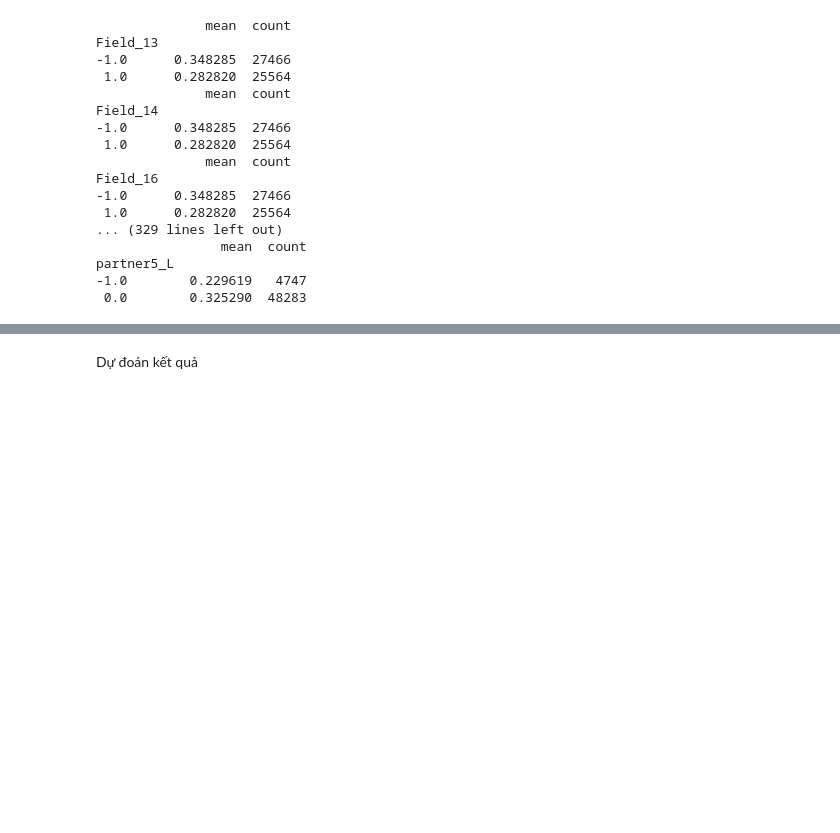
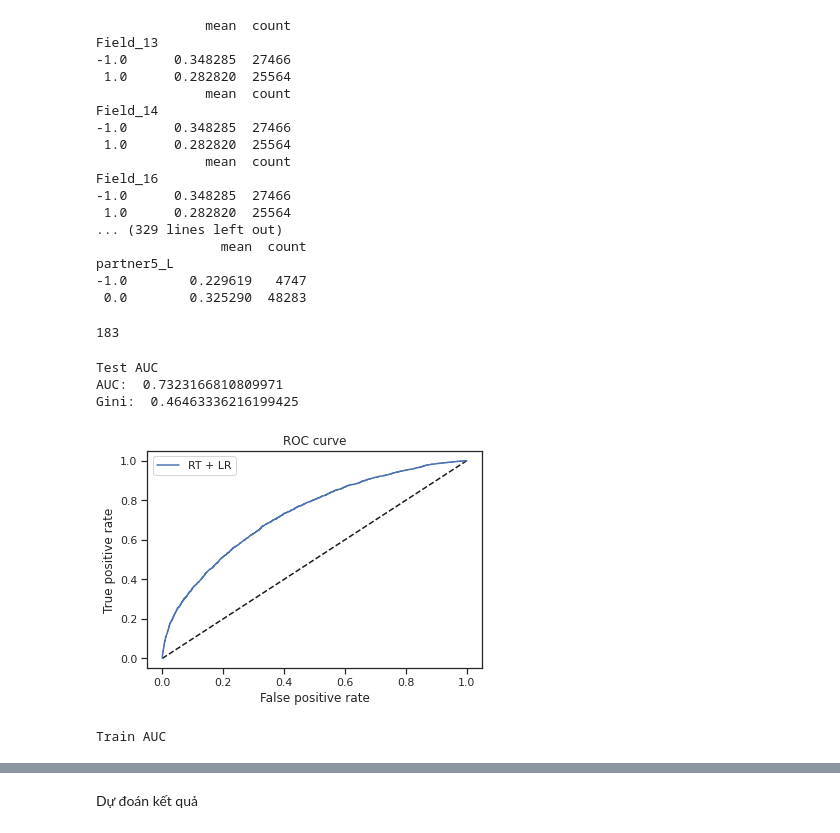
Before and after one commit to quanvu0996/compet, a Jupyter notebook: kalapa_4student_traditional_ML_ordinal_encoder.ipynb, the cells around one changed output, grey strips where cells are left out. Cells and saved outputs as stored; diff of their text form; code cells hidden in the pictures; blank space fills up the shorter version.

```diff
--- a/kalapa_4student_traditional_ML_ordinal_encoder.ipynb
+++ b/kalapa_4student_traditional_ML_ordinal_encoder.ipynb
@@ -190,7 +195,7 @@ cols_num_like_cat = [i for i in cols_fts_num if len(train_data[i].unique()) <= 1
 # Đặc trưng số đã kiểm chứng
 cols_num = [i for i in cols_fts_num if i not in cols_num_like_cat]
 
-cols_categorical = list(set(cols_categorical + cols_num_like_cat))
+# cols_categorical = list(set(cols_categorical + cols_num_like_cat)) # Không cần thiết, convert qua lại ordinalencoder
 cols_fts_num = [i for i in cols_fts_num if i not in cols_num_like_cat ]
 # %%
 X_train, X_test, y_train, y_test = train_test_split(train_data
@@ -264,10 +254,12 @@ partner5_L
 -1.0        0.229619   4747
  0.0        0.325290  48283
 # %%
-# selected_columns
+len(selected_columns)
+# %% [output]
+183
 # %%
 # Xây dựng pipeline và fit với tree-based
-selected_columns = cols_categorical+cols_fts_num + cols_date + cols_date2 + cols_fts_binary
+selected_columns = cols_categorical+cols_fts_num + cols_date + cols_date2 + cols_fts_binary + cols_num_like_cat
 
 class ToString(BaseEstimator, TransformerMixin):
   '''Def 1 trans để convert các cột dạng số như categorical thành dạng cat => dùng được onehot'''
@@ -286,16 +278,17 @@ class DateToNum(BaseEstimator, TransformerMixin):
     return self
   def transform(self, X, y = None):
     X_ = X.copy() # creating a copy to avoid changes to original dataset
-    X_ = X_.apply(lambda x: ( pd.to_datetime(x.apply(lambda i: str(i)[0:10]) , format= self.format , errors= 'coerce')
-                              - pd.to_datetime('20170101', format='%Y%m%d')).apply(lambda x: x.days)
-                       , axis = 1)
-    for i in X_.columns:
+    cols = X_.columns
+    for i in X.columns:
       X_[i+'year_as_number'] = pd.to_datetime(X_[i].apply(lambda i: str(i)[0:10])
                                         , format= self.format , errors= 'coerce').dt.year -2010
       X_[i+'month_as_number'] = pd.to_datetime(X_[i].apply(lambda i: str(i)[0:10])
                                         , format= self.format , errors= 'coerce').dt.month
       X_[i+'day_as_number'] = pd.to_datetime(X_[i].apply(lambda i: str(i)[0:10])
                                         , format= self.format , errors= 'coerce').dt.day
+    X_[cols] = X_[cols].apply(lambda x: ( pd.to_datetime(x.apply(lambda i: str(i)[0:10]) , format= self.format , errors= 'coerce')
+                              - pd.to_datetime('20170101', format='%Y%m%d')).apply(lambda x: x.days)
+                       , axis = 1)
     return X_
 
 categorical_pipe = Pipeline([
@@ -303,6 +296,11 @@ categorical_pipe = Pipeline([
     , ('to_string', ToString())
     , ('onehot', OrdinalEncoder(categories=categories_val))
 ])
+
+ordinal_pipe = Pipeline([
+    ('imputer', SimpleImputer(strategy='constant', fill_value= -1 ))
+])
+
 numerical_pipe = Pipeline([
     ('imputer', SimpleImputer(strategy='mean'))
     # , ('standard', StandardScaler()) # Với tree thì không cần standard
@@ -328,6 +326,7 @@ datetime_pipe2 = Pipeline([
 preprocessing = ColumnTransformer(
     [
      ('cat', categorical_pipe, cols_categorical),
+     ('ordinal', ordinal_pipe, cols_num_like_cat),
      ('num', numerical_pipe, cols_fts_num),
      ('binary', binary_pipe, cols_fts_binary),
      ('date1', datetime_pipe1, cols_date),
@@ -348,34 +347,60 @@ preprocessing = ColumnTransformer(
 #             min_split_gain=0.0222415,
 #             min_child_weight=39.3259775,
 #             silent=-1,
 #             verbose=-1
 #         )
-model = GradientBoostingClassifier(random_state=42, max_depth = 7 ) # , loss = 'exponential' )
+model = GradientBoostingClassifier(random_state=42, min_samples_leaf =100  ) # max_depth = 7 , loss = 'exponential' )
 
 rf = Pipeline([
     ('preprocess', preprocessing),
-    # ('pca', PCA(n_components = 100)),
+    # ('pca', PCA(n_components = 512)),
     ('classifier', model)
 ])
 
 rf.fit(X_train[selected_columns], y_train)
-cv = StratifiedKFold()
-score = cross_val_score(rf, X_train[selected_columns], y_train, cv=cv)
+# cv = StratifiedKFold()
 
+print('Test AUC')
 try:
   y_pred_rt = rf.predict_proba(X_test[selected_columns])[:, 1]
 except:
   y_pred_rt = rf.predict(X_test[selected_columns])
 
 fpr_rt_lm, tpr_rt_lm, _ = roc_curve(y_test, y_pred_rt)
 auc_s = auc(fpr_rt_lm, tpr_rt_lm)
 print('AUC: ', auc_s)
 print('Gini: ', 2*auc_s - 1)
 
 plt.plot([0, 1], [0, 1], 'k--')
 plt.plot(fpr_rt_lm, tpr_rt_lm, label='RT + LR')
 plt.xlabel('False positive rate')
 plt.ylabel('True positive rate')
 plt.title('ROC curve')
 plt.legend(loc='best')
 plt.show()
+print('Train AUC')
+try:
+  y_pred_rt = rf.predict_proba(X_train[selected_columns])[:, 1]
+except:
+  y_pred_rt = rf.predict(X_train[selected_columns])
+
+fpr_rt_lm, tpr_rt_lm, _ = roc_curve(y_train, y_pred_rt)
+auc_s = auc(fpr_rt_lm, tpr_rt_lm)
+print('AUC: ', auc_s)
+print('Gini: ', 2*auc_s - 1)
+
+plt.plot([0, 1], [0, 1], 'k--')
+plt.plot(fpr_rt_lm, tpr_rt_lm, label='RT + LR')
+plt.xlabel('False positive rate')
+plt.ylabel('True positive rate')
+plt.title('ROC curve')
+plt.legend(loc='best')
+plt.show()
+
+# score = cross_val_score(rf, X_train[selected_columns], y_train, cv=cv)
+# %% [output]
+Test AUC
+AUC:  0.7323166810809971
+Gini:  0.46463336216199425
+[figure, added]
+Train AUC
```
Also changed, not shown: parts of 12 cells of this notebook.
